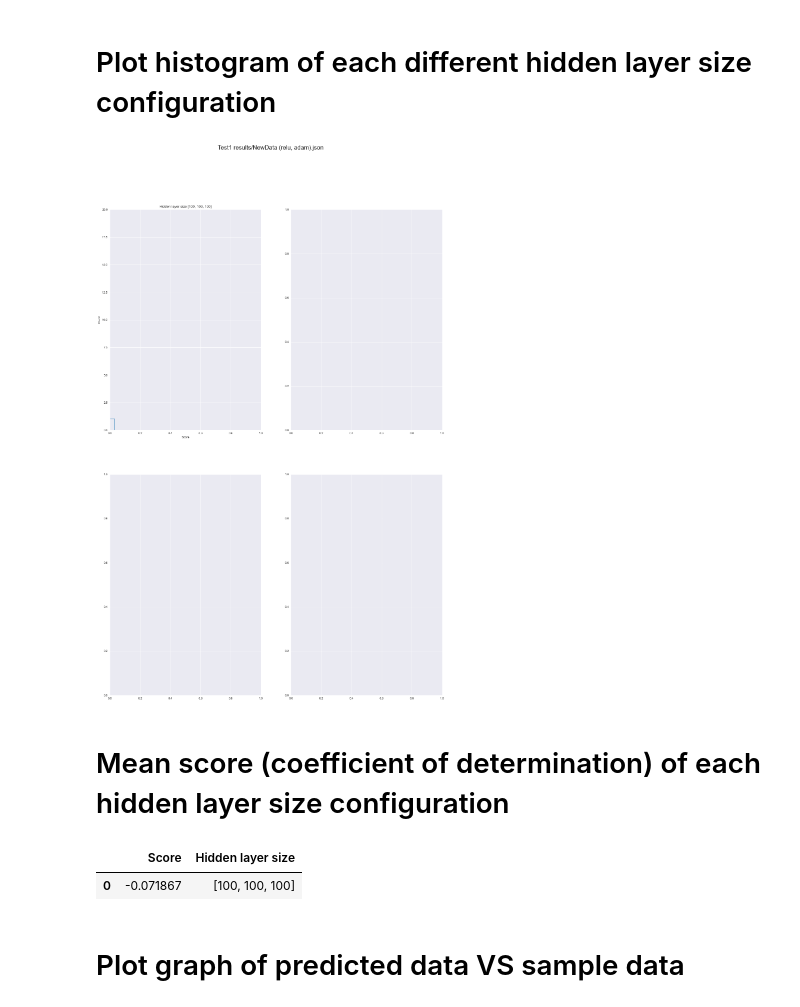
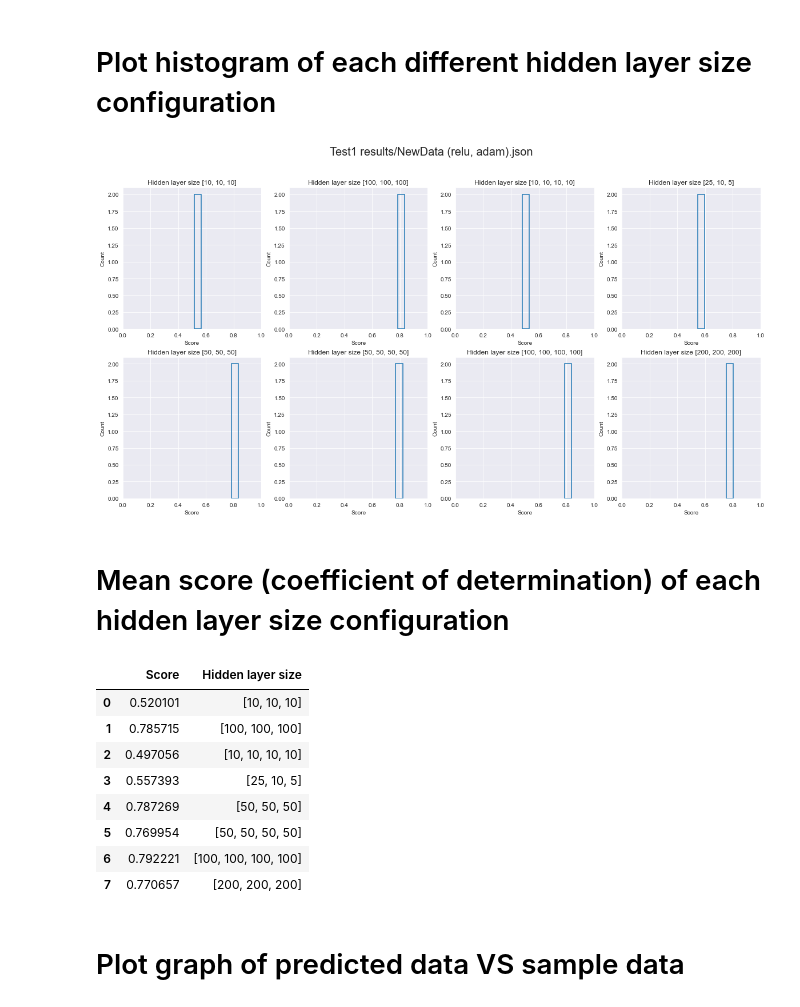
Before and after one commit to NiwEoj/Dr-Soo-ML, a Jupyter notebook: First ML/First ML.ipynb, the cells around one changed output. Drawn from its saved outputs; the diff is of its cells as text; code cells hidden in the pictures.

```diff
--- a/First ML/First ML.ipynb
+++ b/First ML/First ML.ipynb
@@ -43,7 +43,7 @@ if (n <= int(len(df)/bsize)) & (n > 0):
 
 
     for i in range(n):
-        dataset[i] = df[(np.array(range(len(df))) % n == i) & (df.index < (bsize*n))]
+        dataset[i] = df[(np.array(range(len(df))) % (bnum:=int(len(df)/bsize)) == i) & (df.index < bnum*bsize)]
         dataset[i].reset_index(drop=True,inplace=True)
         datasetX[i] = pd.DataFrame(dataset[i][['dered_u','dered_g','dered_r','dered_i','dered_z']],columns = ['dered_u','dered_g','dered_r','dered_i','dered_z'])
         datasetY[i] = dataset[i]['z']
@@ -83,7 +83,7 @@ mlpfolder = 'MLP models and scalers 1'
 # list of hidden layer sizes. Each hidden layer size should be in the data type "tuple".
 # multiple hidden layer sizes can be put together in a List so that the code runs through all of them
 # i.e. [(1,1,1),(2,2),...]; for a single tuple, write [(20,20,20)]
-hddlsz = [(10,10,10)]
+hddlsz = [(10,10,10,10),(25,10,5),(50,50,50),(50,50,50,50),(100,100,100,100),(200,200,200)]
 #[(100,100,100),(100,100),(100),(50,50,50),(50,50),(50),(25,25,25),(25,25),(25),(10,10,10),(10,10),(10),(5,5,5),(5,5),(5)]
 
 
@@ -227,28 +196,28 @@ mdata = pd.read_json(fread)
 # %%
 # size of subplot (row*column must be >= number of different hidden layer size configurations)
 row = 2
-column = 2
+column = 4
 
-fig, ax = plt.subplots(row,column, figsize = (20,30))
+fig, ax = plt.subplots(row,column, figsize = (20,10))
 fig.suptitle(fread, fontsize = 20)
 n = 0
 a = sortHLS(mdata)
 num = len(a)
 
 for i in range(row):
     for j in range(column):
         if n < num:
             sns.histplot(data = mdata['Score'].loc[a[n]], binwidth = 0.05, fill = False, ax = ax[i,j])
             title = 'Hidden layer size ' + str(mdata['Hidden layer size'].loc[a[n][0]])
-            ax[i,j].set_title(title)
+            ax[i,j].set_title(title + '')
             ax[i,j].set_label('Coefficient of determination')
             ax[i,j].set_ylim(0,20)
             ax[i,j].set_xlim(0,1)
             n = n + 1
 
 plt.show()
 # %% [output]
-[figure, old version]
+[figure, new version]
 # %% [markdown]
 # Mean score (coefficient of determination) of each hidden layer size configuration
 # %%
@@ -267,7 +236,14 @@ for n in range(num):
 display(Mean)
 # %% [output]
 |  | Score | Hidden layer size |
-| 0 | -0.071867 | [100, 100, 100] |
+| 0 | 0.520101 | [10, 10, 10] |
+| 1 | 0.785715 | [100, 100, 100] |
+| 2 | 0.497056 | [10, 10, 10, 10] |
+| 3 | 0.557393 | [25, 10, 5] |
+| 4 | 0.787269 | [50, 50, 50] |
+| 5 | 0.769954 | [50, 50, 50, 50] |
+| 6 | 0.792221 | [100, 100, 100, 100] |
+| 7 | 0.770657 | [200, 200, 200] |
 # %% [markdown]
 # Plot graph of predicted data VS sample data
 # %%
```
Also changed, not shown: parts of 5 cells of this notebook.
